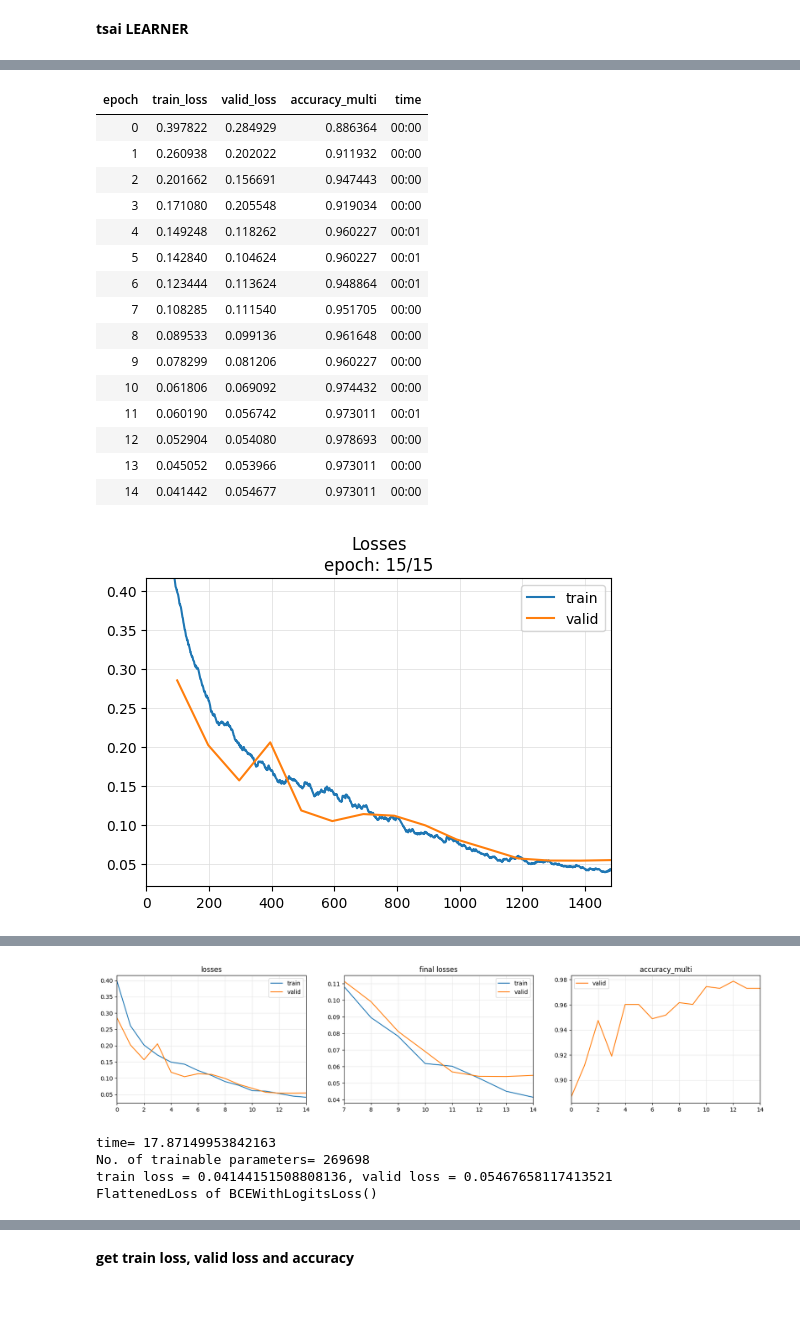
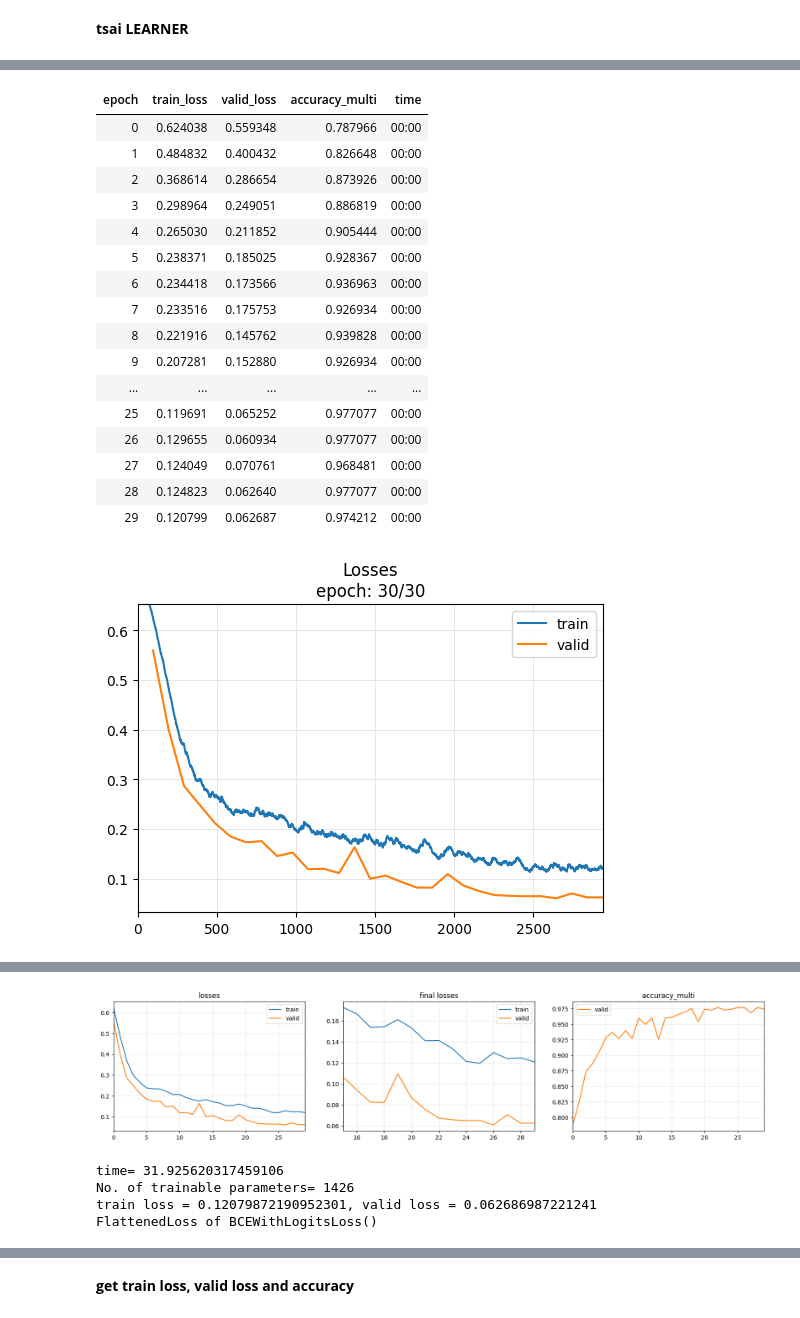
Before and after one commit to MajedNaN/TimeSeriesClassification, a Jupyter notebook: main.ipynb, the cells around one changed output, grey strips where cells are left out. Saved outputs shown, nothing was run; the diff lists cells and outputs as text; code cells hidden in the pictures.

Commit message:
different test set, reduced FCN, less seq_len

```diff
--- a/main.ipynb
+++ b/main.ipynb
@@ -402,7 +402,7 @@ plt.show()
 **Perform undersampling and segmentation**
 # %%
 under_window = 30
-seq_len = 10
+seq_len = 7
 stride = 1
 # standard_mode = 1 ## 1=normalizec, 2= minmax
 
@@ -472,7 +472,7 @@ y_valid = y[splits[1]]
 # y_test = y[splits[2]]
 
 #different test set
-x_test_, y_test = sliding(seq_len,1,df1_test_features_mini,df1_test_targets,mode='mean')
+x_test_, y_test = sliding(seq_len,1,df2_test_features_mini,df2_test_targets,mode='mean')
 x_test = np.zeros(x_test_.shape,dtype=np.float32)
 #################
 
@@ -605,6 +608,24 @@ learn.fit(30)
 learn.eval(x_test,y_test)
 # %% [markdown]
 **tsai LEARNER**
+# %%
+class MyFCN(FCN):
+    def __init__(self, c_in, c_out, layers=[16,16], kss=[5,3]):
+        assert len(layers) == len(kss)
+        self.convblock1 = ConvBlock(c_in, layers[0], kss[0],padding=(0,))
+        self.convblock2 = ConvBlock(layers[0], layers[1], kss[1],padding=(0,),dropout=0.2)
+        # self.convblock3 = ConvBlock(layers[1], layers[2], kss[2],padding=(0,))
+
+        self.gap = GAP1d(1)
+        self.fc = nn.Linear(layers[-1], c_out)
+    def forward(self, x):
+        x = self.convblock1(x)
+        x = self.convblock2(x)
+        # x = self.convblock3(x)
+        x = self.gap(x)
+        out = self.fc(x)
+        # out = nn.Sigmoid()(out) # do not use if loss function includes the sigmoid
+        return out
 # %%
 ######## remove sigmoid from the network*****************
 
@@ -618,49 +639,52 @@ vsets = TSDatasets(x_valid, y_valid, tfms=tfms, inplace=True)
 dls   = TSDataLoaders.from_dsets(tsets, vsets, bs = 32, num_workers=2)#,batch_tfms=batch_tfms) ### note the normalization
 
 #### use batch normalization instead
 # dsets = TSDatasets(X, y, tfms=tfms, splits=splits, inplace=True)
 # dls   = TSDataLoaders.from_dsets(dsets.train, dsets.valid, bs = 32, num_workers=2,batch_tfms=batch_tfms) ### note the normalization
 
-epochs = 15
+epochs = 30
 # k={'shuffle':False} ## for LSTM_FCN
+# k={'layers':[16,16,16],'kss':[7,5,3]}
+# k = {'hidden_size':20,'rnn_dropout':0.2}
 k={}
-model = create_model(FCN, dls.vars,dls.c,dls,**k)
-
+model = create_model(MyFCN, dls.vars,dls.c,dls,**k)
 #### note the accuracy_multi and MultiCategorize() contains BCEwithlogits not normal BCE
 learn = Learner(dls, model, metrics=accuracy_multi,cbs = ShowGraph())
 # learn.fit_one_cycle(10)
 
 start = time.time()
 learn.fit_one_cycle(epochs,learn.lr_find().valley) ## learning rate annealing
 elapsed = time.time()-start
 print(f'time= {elapsed}')
 print(f'No. of trainable parameters= {count_parameters(model)}')
 print(f'train loss = {learn.recorder.values[-1][0]}, valid loss = {learn.recorder.values[-1][1]}')
 plt.figure()
 plt.plot(learn.recorder.lrs)
 
 
 print(learn.loss_func)
+metrics = np.array(learn.recorder.values)
 
 ##### save and load pkl model
 # learn.export('models/learn.pkl')
 # learn = load_learner('models/learn.pkl')
 # %% [output]
 [interactive output not drawn]
 | epoch | train_loss | valid_loss | accuracy_multi | time |
-| 0 | 0.397822 | 0.284929 | 0.886364 | 00:00 |
-| 1 | 0.260938 | 0.202022 | 0.911932 | 00:00 |
-| 2 | 0.201662 | 0.156691 | 0.947443 | 00:00 |
-| 3 | 0.171080 | 0.205548 | 0.919034 | 00:00 |
-| 4 | 0.149248 | 0.118262 | 0.960227 | 00:01 |
-| 5 | 0.142840 | 0.104624 | 0.960227 | 00:01 |
-| 6 | 0.123444 | 0.113624 | 0.948864 | 00:01 |
-| 7 | 0.108285 | 0.111540 | 0.951705 | 00:00 |
-| 8 | 0.089533 | 0.099136 | 0.961648 | 00:00 |
-| 9 | 0.078299 | 0.081206 | 0.960227 | 00:00 |
-| 10 | 0.061806 | 0.069092 | 0.974432 | 00:00 |
-| 11 | 0.060190 | 0.056742 | 0.973011 | 00:01 |
-| 12 | 0.052904 | 0.054080 | 0.978693 | 00:00 |
-| 13 | 0.045052 | 0.053966 | 0.973011 | 00:00 |
-| 14 | 0.041442 | 0.054677 | 0.973011 | 00:00 |
+| 0 | 0.624038 | 0.559348 | 0.787966 | 00:00 |
+| 1 | 0.484832 | 0.400432 | 0.826648 | 00:00 |
+| 2 | 0.368614 | 0.286654 | 0.873926 | 00:00 |
+| 3 | 0.298964 | 0.249051 | 0.886819 | 00:00 |
+| 4 | 0.265030 | 0.211852 | 0.905444 | 00:00 |
+| 5 | 0.238371 | 0.185025 | 0.928367 | 00:00 |
+| 6 | 0.234418 | 0.173566 | 0.936963 | 00:00 |
+| 7 | 0.233516 | 0.175753 | 0.926934 | 00:00 |
+| 8 | 0.221916 | 0.145762 | 0.939828 | 00:00 |
+| 9 | 0.207281 | 0.152880 | 0.926934 | 00:00 |
+| ... | ... | ... | ... | ... |
+| 25 | 0.119691 | 0.065252 | 0.977077 | 00:00 |
+| 26 | 0.129655 | 0.060934 | 0.977077 | 00:00 |
+| 27 | 0.124049 | 0.070761 | 0.968481 | 00:00 |
+| 28 | 0.124823 | 0.062640 | 0.977077 | 00:00 |
+| 29 | 0.120799 | 0.062687 | 0.974212 | 00:00 |
-[figure, old version]
+[figure, new version]
@@ -668,5 +692,5 @@ print(learn.loss_func)
-[figure, old version]
+[figure, new version]
-time= 17.87149953842163
-No. of trainable parameters= 269698
-train loss = 0.04144151508808136, valid loss = 0.05467658117413521
+time= 31.925620317459106
+No. of trainable parameters= 1426
+train loss = 0.12079872190952301, valid loss = 0.062686987221241
 FlattenedLoss of BCEWithLogitsLoss()
```
Also changed, not shown: parts of 9 cells of this notebook, 7 other files.
